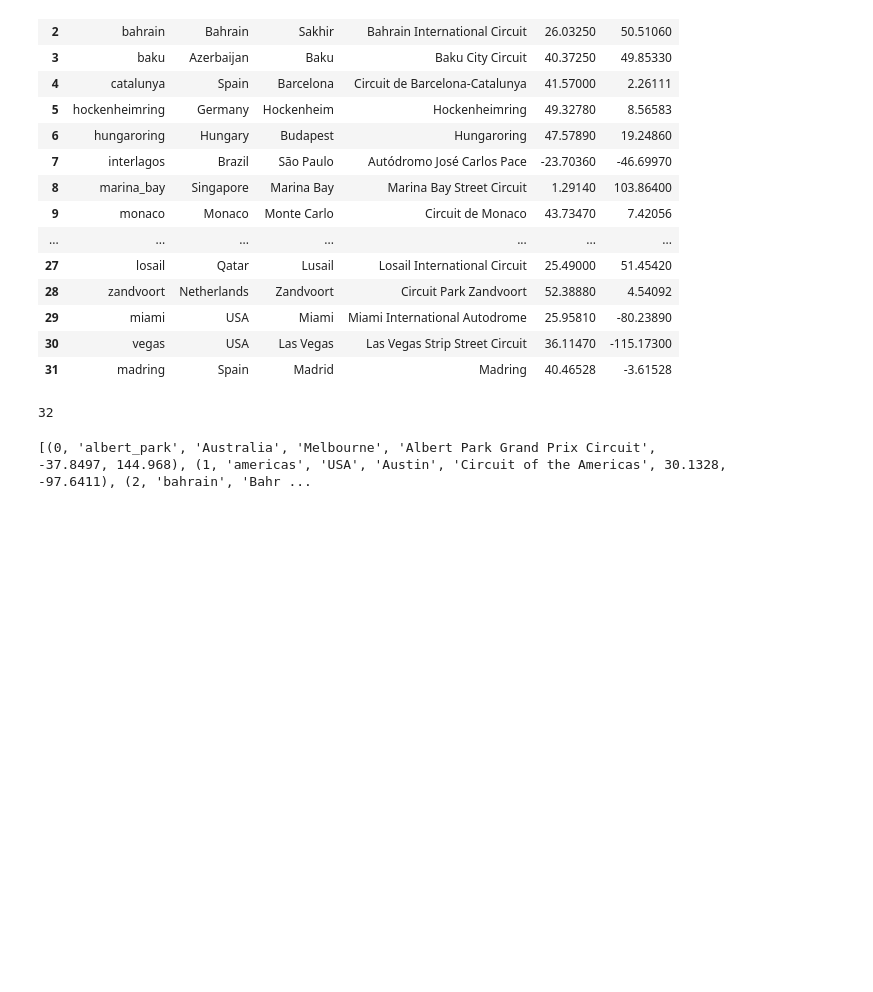
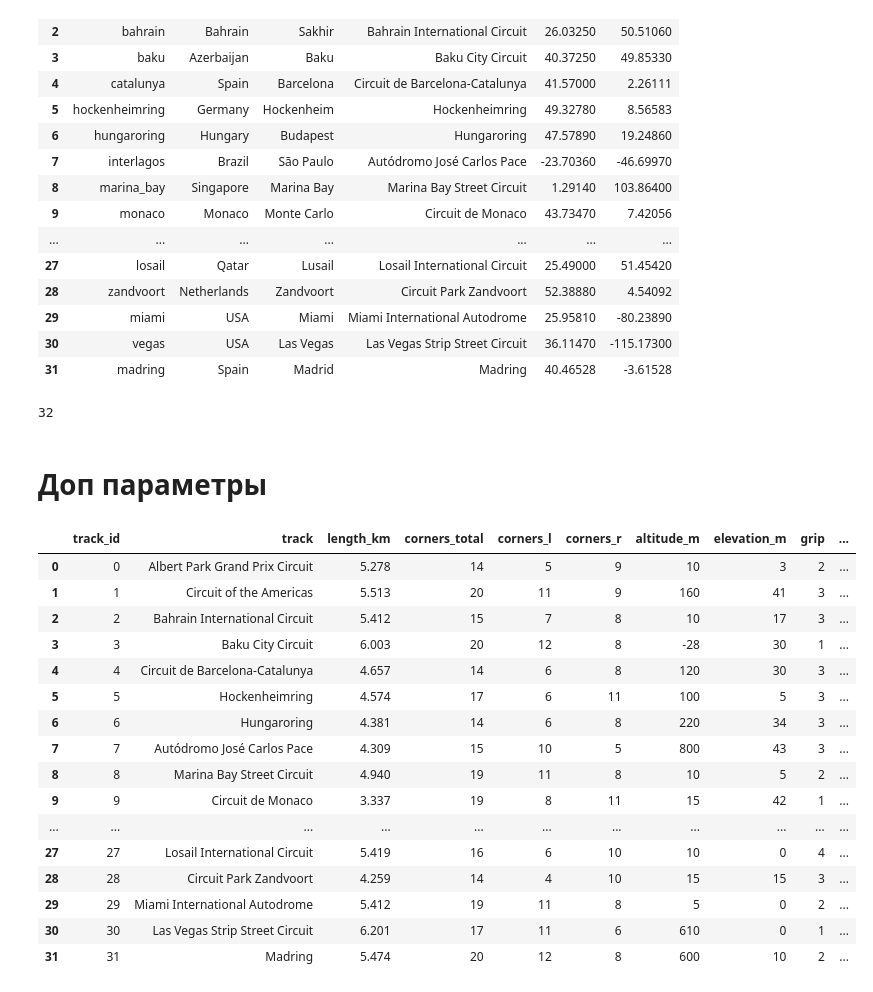
Before and after one commit to maximakhmin/f1pace, a Jupyter notebook: parser/track_parser.ipynb, the cells around one changed output. Drawn from its saved outputs; the diff is of its cells as text; code cells hidden in the pictures; blank space fills up the shorter version.

```diff
--- a/parser/track_parser.ipynb
+++ b/parser/track_parser.ipynb
@@ -68,9 +70,64 @@ with engine.connect() as conn:
 tracks_df_clean.to_sql("tracks", engine, if_exists="append", index=True, index_label="id")
 # %% [output]
 32
-# %%
-with engine.connect() as conn:
-    cursor = conn.execute(text("SELECT * FROM tracks"))
-    print(cursor.fetchall())
-# %% [output]
-[(0, 'albert_park', 'Australia', 'Melbourne', 'Albert Park Grand Prix Circuit', -37.8497, 144.968), (1, 'americas', 'USA', 'Austin', 'Circuit of the Americas', 30.1328, -97.6411), (2, 'bahrain', 'Bahr ...
+# %% [markdown]
+# Доп параметры
+# %%
+import pandas as pd
+
+import pandas as pd
+
+track_data = {
+    'track_id': list(range(0, 32)),
+    'track': [
+        'Albert Park Grand Prix Circuit', 'Circuit of the Americas', 'Bahrain International Circuit',
+        'Baku City Circuit', 'Circuit de Barcelona-Catalunya', 'Hockenheimring', 'Hungaroring',
+        'Autódromo José Carlos Pace', 'Marina Bay Street Circuit', 'Circuit de Monaco',
+        'Autodromo Nazionale di Monza', 'Red Bull Ring', 'Circuit Paul Ricard',
+        'Autódromo Hermanos Rodríguez', 'Shanghai International Circuit', 'Silverstone Circuit',
+        'Sochi Autodrom', 'Circuit de Spa-Francorchamps', 'Suzuka Circuit', 'Circuit Gilles Villeneuve',
+        'Yas Marina Circuit', 'Autodromo Enzo e Dino Ferrari', 'Istanbul Park',
+        'Autodromo Internazionale del Mugello', 'Nürburgring', 'Autódromo Internacional do Algarve',
+        'Jeddah Corniche Circuit', 'Losail International Circuit', 'Circuit Park Zandvoort',
+        'Miami International Autodrome', 'Las Vegas Strip Street Circuit', 'Madring'
+    ],
+    'length_km': [
+        5.278, 5.513, 5.412, 6.003, 4.657, 4.574, 4.381, 4.309, 4.940, 3.337,
+        5.793, 4.318, 5.842, 4.304, 5.451, 5.891, 5.848, 7.004, 5.807, 4.361,
+        5.281, 4.909, 5.338, 5.245, 5.148, 4.653, 6.174, 5.419, 4.259, 5.412,
+        6.201, 5.474
+    ],
+    'corners_total': [14, 20, 15, 20, 14, 17, 14, 15, 19, 19, 11, 10, 15, 17, 16, 18, 18, 19, 18, 14, 16, 19, 14, 15, 15, 15, 27, 16, 14, 19, 17, 20],
+    'corners_l':     [5, 11, 7, 12, 6, 6, 6, 10, 11, 8, 4, 3, 6, 7, 7, 8, 12, 9, 8, 6, 9, 10, 8, 6, 6, 6, 16, 6, 4, 11, 11, 12],
+    'corners_r':     [9, 9, 8, 8, 8, 11, 8, 5, 8, 11, 7, 7, 9, 10, 9, 10, 6, 10, 10, 8, 7, 9, 6, 9, 9, 9, 11, 10, 10, 8, 6, 8],
+    'altitude_m':    [10, 160, 10, -28, 120, 100, 220, 800, 10, 15, 160, 680, 400, 2240, 5, 160, 2, 410, 45, 10, 10, 40, 120, 290, 620, 100, 15, 10, 15, 5, 610, 600],
+    'elevation_m':   [3, 41, 17, 30, 30, 5, 34, 43, 5, 42, 12, 65, 30, 3, 7, 11, 2, 102, 40, 5, 11, 34, 43, 41, 55, 30, 3, 0, 15, 0, 0, 10],
+    'grip':          [2, 3, 3, 1, 3, 3, 3, 3, 2, 1, 2, 3, 3, 1, 3, 4, 2, 3, 3, 2, 2, 3, 4, 4, 3, 2, 2, 4, 3, 2, 1, 2],
+    'abrasion':      [2, 4, 5, 1, 4, 3, 3, 4, 2, 1, 2, 2, 3, 1, 3, 3, 1, 3, 4, 2, 2, 3, 4, 4, 3, 2, 2, 4, 3, 2, 1, 2],
+    'downforce':     [3, 3, 3, 2, 4, 3, 5, 3, 5, 5, 1, 3, 3, 3, 3, 4, 3, 2, 4, 2, 3, 4, 4, 4, 3, 3, 2, 4, 4, 3, 2, 3],
+    'lateralis':     [3, 4, 3, 1, 5, 3, 3, 4, 2, 1, 2, 3, 4, 2, 4, 5, 3, 4, 5, 2, 3, 4, 5, 5, 3, 4, 4, 5, 4, 3, 2, 3],
+    'braking':       [3, 3, 4, 4, 3, 3, 3, 3, 4, 2, 4, 4, 3, 4, 4, 2, 4, 3, 2, 5, 4, 3, 3, 3, 3, 3, 2, 3, 3, 4, 4, 4],
+    'traction':      [3, 3, 4, 4, 3, 4, 4, 4, 4, 4, 4, 4, 3, 4, 4, 3, 4, 3, 3, 5, 4, 4, 3, 3, 4, 4, 2, 3, 4, 4, 3, 4]
+}
+
+df_track_data = pd.DataFrame(track_data)
+# %%
+df_track_data
+# %% [output]
+|  | track_id | track | length_km | corners_total | corners_l | corners_r | altitude_m | elevation_m | grip | ... |
+| 0 | 0 | Albert Park Grand Prix Circuit | 5.278 | 14 | 5 | 9 | 10 | 3 | 2 | ... |
+| 1 | 1 | Circuit of the Americas | 5.513 | 20 | 11 | 9 | 160 | 41 | 3 | ... |
+| 2 | 2 | Bahrain International Circuit | 5.412 | 15 | 7 | 8 | 10 | 17 | 3 | ... |
+| 3 | 3 | Baku City Circuit | 6.003 | 20 | 12 | 8 | -28 | 30 | 1 | ... |
+| 4 | 4 | Circuit de Barcelona-Catalunya | 4.657 | 14 | 6 | 8 | 120 | 30 | 3 | ... |
+| 5 | 5 | Hockenheimring | 4.574 | 17 | 6 | 11 | 100 | 5 | 3 | ... |
+| 6 | 6 | Hungaroring | 4.381 | 14 | 6 | 8 | 220 | 34 | 3 | ... |
+| 7 | 7 | Autódromo José Carlos Pace | 4.309 | 15 | 10 | 5 | 800 | 43 | 3 | ... |
+| 8 | 8 | Marina Bay Street Circuit | 4.940 | 19 | 11 | 8 | 10 | 5 | 2 | ... |
+| 9 | 9 | Circuit de Monaco | 3.337 | 19 | 8 | 11 | 15 | 42 | 1 | ... |
+| ... | ... | ... | ... | ... | ... | ... | ... | ... | ... | ... |
+| 27 | 27 | Losail International Circuit | 5.419 | 16 | 6 | 10 | 10 | 0 | 4 | ... |
+| 28 | 28 | Circuit Park Zandvoort | 4.259 | 14 | 4 | 10 | 15 | 15 | 3 | ... |
+| 29 | 29 | Miami International Autodrome | 5.412 | 19 | 11 | 8 | 5 | 0 | 2 | ... |
+| 30 | 30 | Las Vegas Strip Street Circuit | 6.201 | 17 | 11 | 6 | 610 | 0 | 1 | ... |
+| 31 | 31 | Madring | 5.474 | 20 | 12 | 8 | 600 | 10 | 2 | ... |
```
Also changed, not shown: parts of 13 cells of this notebook.
